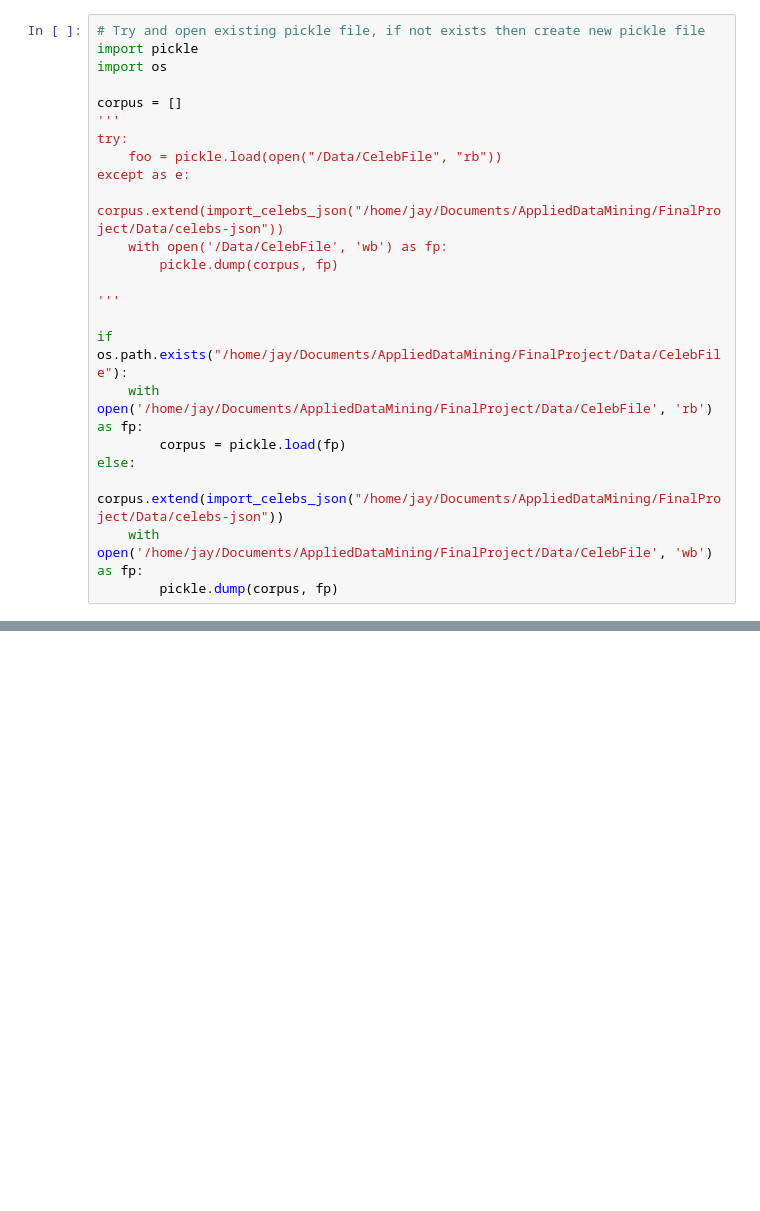
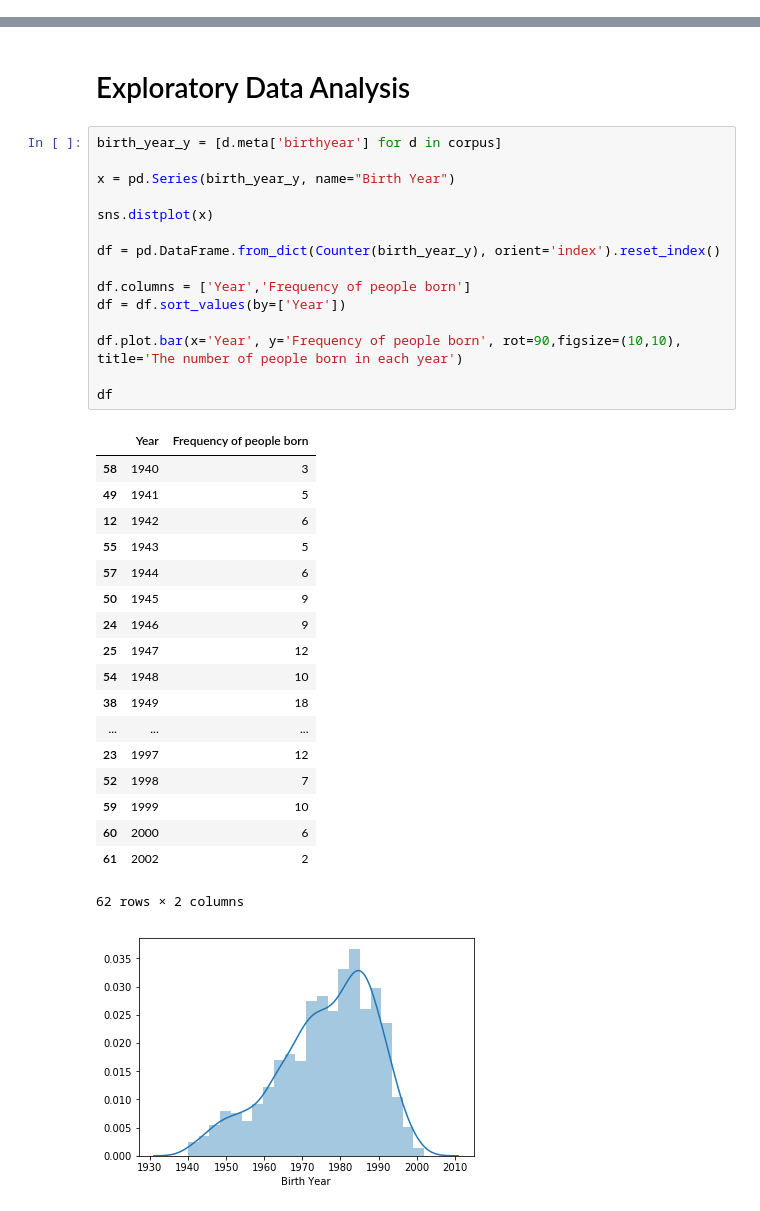
Before and after one commit to JayanMistry/AppliedDataMining, a Jupyter notebook: FinalProject/PredictingAgeAndGender.ipynb, the cells around one changed output, grey strips where cells are left out. Saved outputs shown, nothing was run; the diff lists cells and outputs as text; blank space fills up the shorter version.

```diff
--- a/FinalProject/PredictingAgeAndGender.ipynb
+++ b/FinalProject/PredictingAgeAndGender.ipynb
@@ -91,23 +71,0 @@ def list_files(folder):
-# %%
-# Try and open existing pickle file, if not exists then create new pickle file
-import pickle
-import os
-
-corpus = []
-'''
-try:
-    foo = pickle.load(open("/Data/CelebFile", "rb"))
-except as e:
-    corpus.extend(import_celebs_json("/home/jay/Documents/AppliedDataMining/FinalProject/Data/celebs-json"))
-    with open('/Data/CelebFile', 'wb') as fp:
-        pickle.dump(corpus, fp)
-
-'''
-
-if os.path.exists("/home/jay/Documents/AppliedDataMining/FinalProject/Data/CelebFile"):
-    with open('/home/jay/Documents/AppliedDataMining/FinalProject/Data/CelebFile', 'rb') as fp:
-        corpus = pickle.load(fp)
-else:
-    corpus.extend(import_celebs_json("/home/jay/Documents/AppliedDataMining/FinalProject/Data/celebs-json"))
-    with open('/home/jay/Documents/AppliedDataMining/FinalProject/Data/CelebFile', 'wb') as fp:
-        pickle.dump(corpus, fp)
@@ -113,0 +134,37 @@ else:
+# %% [markdown]
+# Exploratory Data Analysis
+# %%
+birth_year_y = [d.meta['birthyear'] for d in corpus]
+
+x = pd.Series(birth_year_y, name="Birth Year")
+
+sns.distplot(x)
+
+df = pd.DataFrame.from_dict(Counter(birth_year_y), orient='index').reset_index()
+
+df.columns = ['Year','Frequency of people born']
+df = df.sort_values(by=['Year'])
+
+df.plot.bar(x='Year', y='Frequency of people born', rot=90,figsize=(10,10), title='The number of people born in each year')
+
+df
+# %% [output]
+|  | Year | Frequency of people born |
+| 58 | 1940 | 3 |
+| 49 | 1941 | 5 |
+| 12 | 1942 | 6 |
+| 55 | 1943 | 5 |
+| 57 | 1944 | 6 |
+| 50 | 1945 | 9 |
+| 24 | 1946 | 9 |
+| 25 | 1947 | 12 |
+| 54 | 1948 | 10 |
+| 38 | 1949 | 18 |
+| ... | ... | ... |
+| 23 | 1997 | 12 |
+| 52 | 1998 | 7 |
+| 59 | 1999 | 10 |
+| 60 | 2000 | 6 |
+| 61 | 2002 | 2 |
+62 rows × 2 columns
+[figure, added]
```
Also changed, not shown: parts of 13 cells of this notebook.
